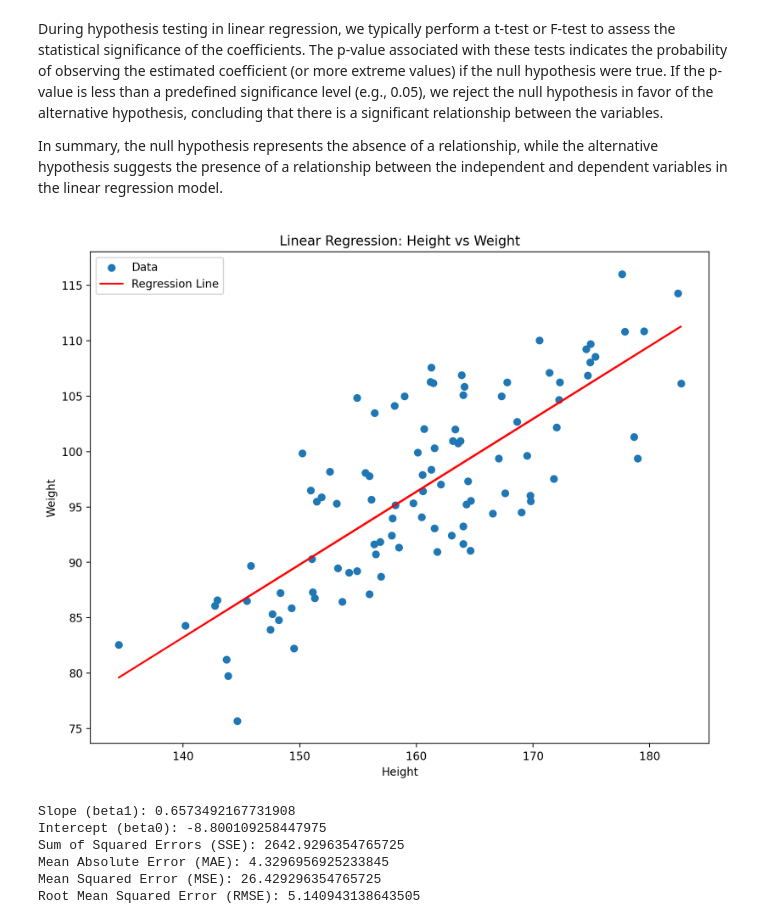
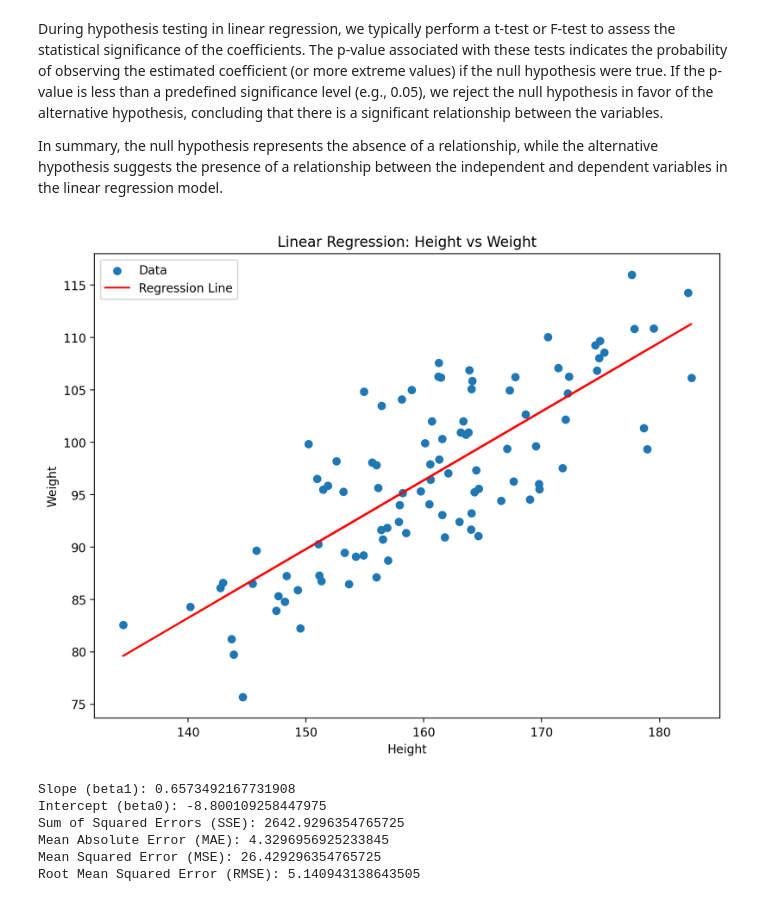
Before and after one commit to akladyous/data-science, a Jupyter notebook: regression/simple_linear_regression.ipynb, the cells around one changed output. Drawn from its saved outputs; the diff is of its cells as text; code cells hidden in the pictures.

```diff
--- a/regression/simple_linear_regression.ipynb
+++ b/regression/simple_linear_regression.ipynb
@@ -122,37 +122,38 @@ beta0 = mean_weight - beta1 * mean_height
 
 y_hat = beta0 + beta1 * height
 
-fig, ax = plt.subplots(figsize=(10,8))
+fig, ax = plt.subplots(figsize=(8,6))
+fig.tight_layout()
 
 ax.scatter(height, weight, label="Data")
 ax.plot(height, y_hat, color="red", label="Regression Line")
 ax.set_xlabel('Height')
 ax.set_ylabel('Weight')
-plt.title("Linear Regression: Height vs Weight")
+ax.set_title("Linear Regression: Height vs Weight")
 plt.legend()
 plt.show()
 
 
 # Print the calculated slope and intercept
 print("Slope (beta1):", beta1)
 print("Intercept (beta0):", beta0)
 
 # Calculate the errors
 errors = weight - y_hat
 
 # Calculate the metrics
 sse = np.sum(errors**2)
 mae = np.mean(np.abs(errors))
 mse = np.mean(errors**2)
 rmse = np.sqrt(mse)
 
 # Print the metrics
 print("Sum of Squared Errors (SSE):", sse)
 print("Mean Absolute Error (MAE):", mae)
 print("Mean Squared Error (MSE):", mse)
 print("Root Mean Squared Error (RMSE):", rmse)
 # %% [output]
-[figure, old version]
+[figure, new version]
 Slope (beta1): 0.6573492167731908
 Intercept (beta0): -8.800109258447975
 Sum of Squared Errors (SSE): 2642.9296354765725
```
